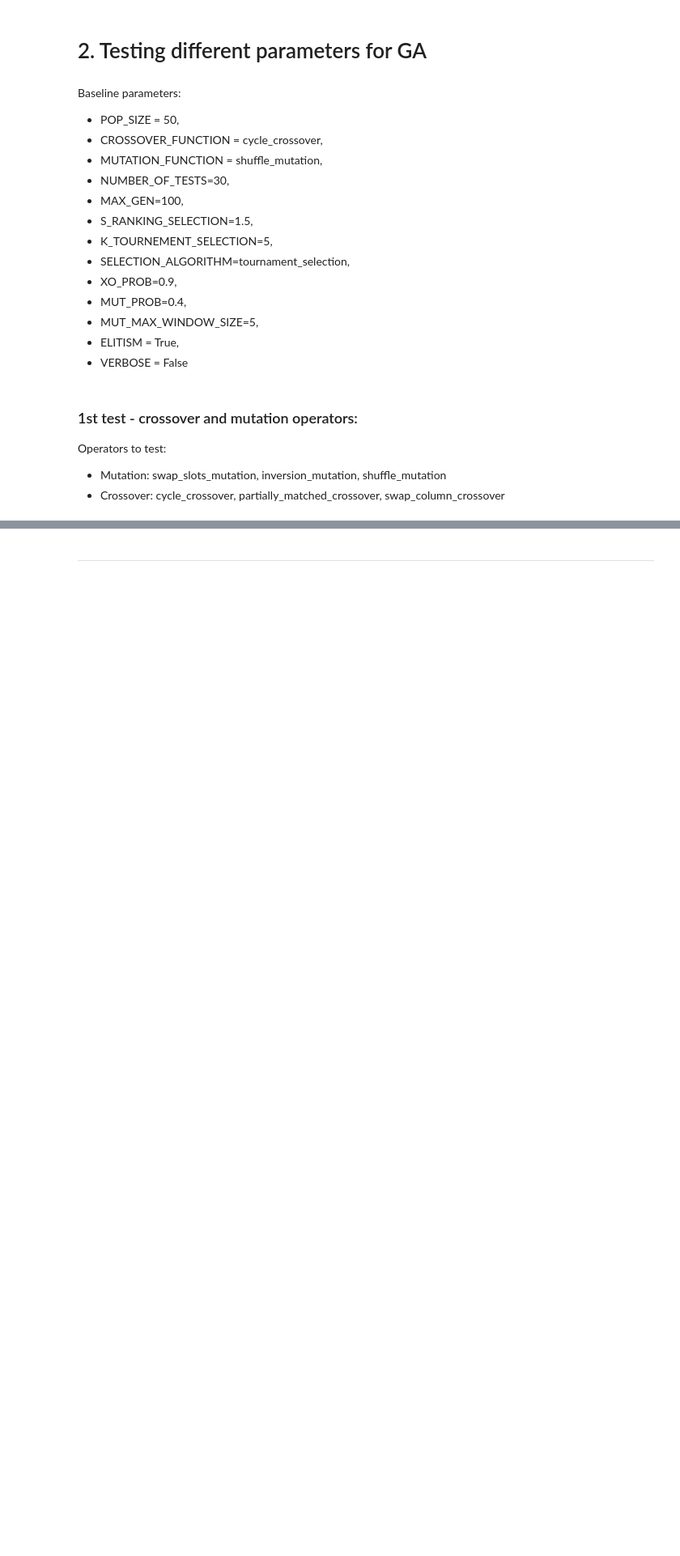
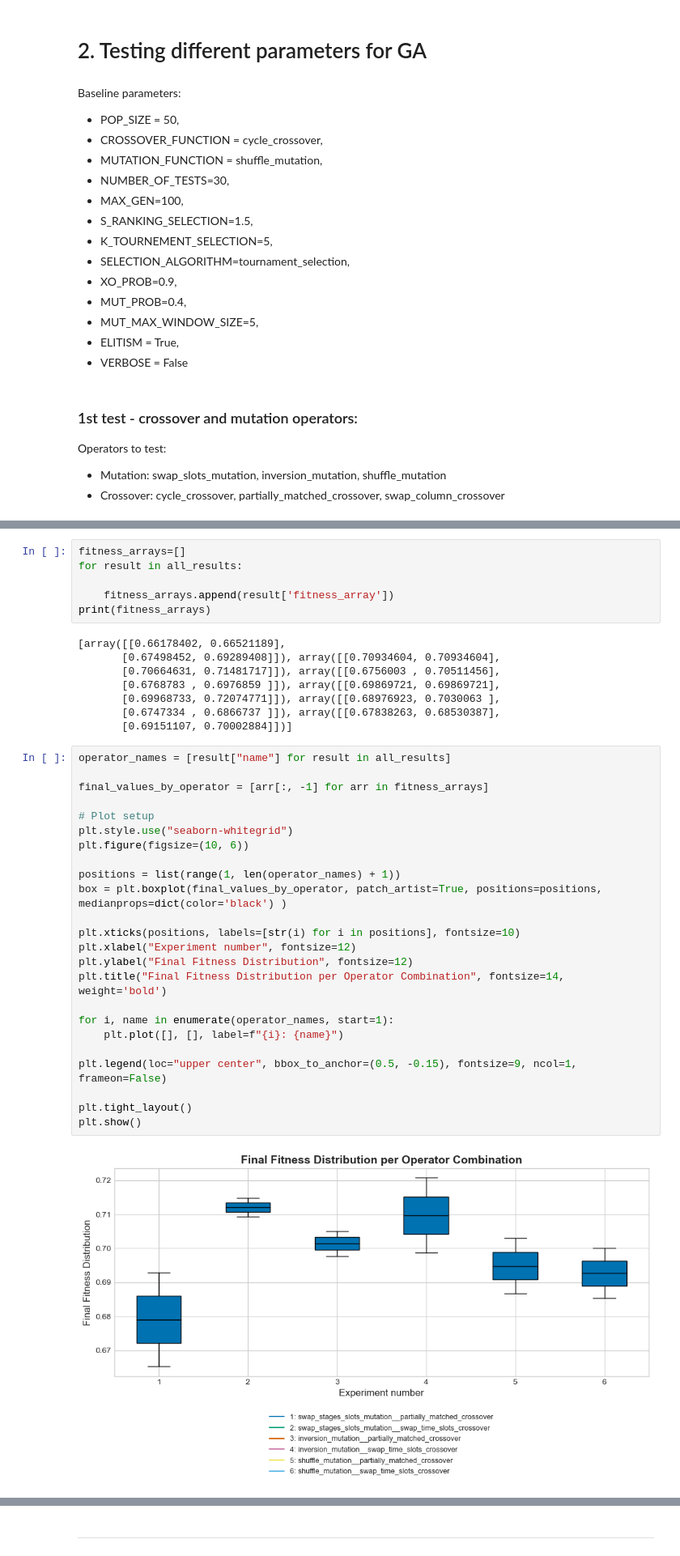
Before and after one commit to carolinadrpinto/CIFO-project, a Jupyter notebook: results.ipynb, the cells around one changed output, grey strips where cells are left out. Shown: that part at 81% size. Drawn from its saved outputs; the diff is of its cells as text; blank space fills up the shorter version.

```diff
--- a/results.ipynb
+++ b/results.ipynb
@@ -219,0 +250,40 @@ results['stats_df']
+# %%
+fitness_arrays=[]
+for result in all_results:
+
+    fitness_arrays.append(result['fitness_array'])
+print(fitness_arrays)
+# %% [output]
+[array([[0.66178402, 0.66521189],
+       [0.67498452, 0.69289408]]), array([[0.70934604, 0.70934604],
+       [0.70664631, 0.71481717]]), array([[0.6756003 , 0.70511456],
+       [0.6768783 , 0.6976859 ]]), array([[0.69869721, 0.69869721],
+       [0.69968733, 0.72074771]]), array([[0.68976923, 0.7030063 ],
+       [0.6747334 , 0.6866737 ]]), array([[0.67838263, 0.68530387],
+       [0.69151107, 0.70002884]])]
+# %%
+operator_names = [result["name"] for result in all_results]
+
+final_values_by_operator = [arr[:, -1] for arr in fitness_arrays]
+
+# Plot setup
+plt.style.use("seaborn-whitegrid")
+plt.figure(figsize=(10, 6))
+
+positions = list(range(1, len(operator_names) + 1))
+box = plt.boxplot(final_values_by_operator, patch_artist=True, positions=positions, medianprops=dict(color='black') )
+
+plt.xticks(positions, labels=[str(i) for i in positions], fontsize=10)
+plt.xlabel("Experiment number", fontsize=12)
+plt.ylabel("Final Fitness Distribution", fontsize=12)
+plt.title("Final Fitness Distribution per Operator Combination", fontsize=14, weight='bold')
+
+for i, name in enumerate(operator_names, start=1):
+    plt.plot([], [], label=f"{i}: {name}")
+
+plt.legend(loc="upper center", bbox_to_anchor=(0.5, -0.15), fontsize=9, ncol=1, frameon=False)
+
+plt.tight_layout()
+plt.show()
+# %% [output]
+[figure, added]
```
Also changed, not shown: parts of 16 cells of this notebook, 12 other files.
